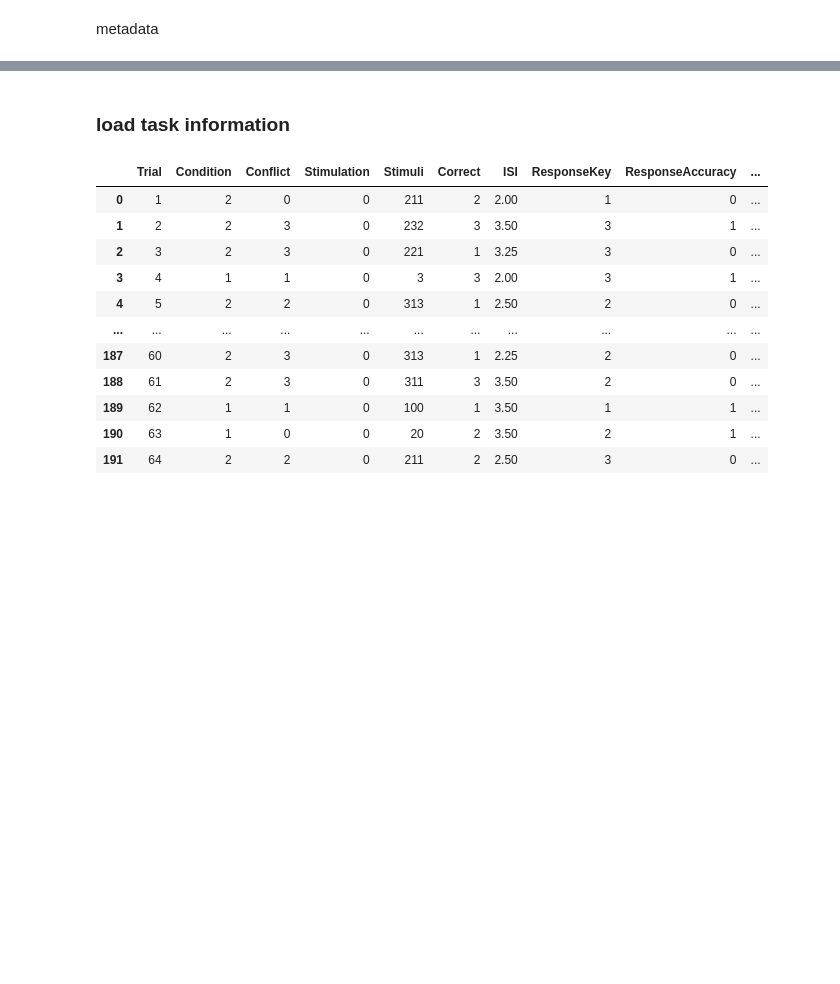
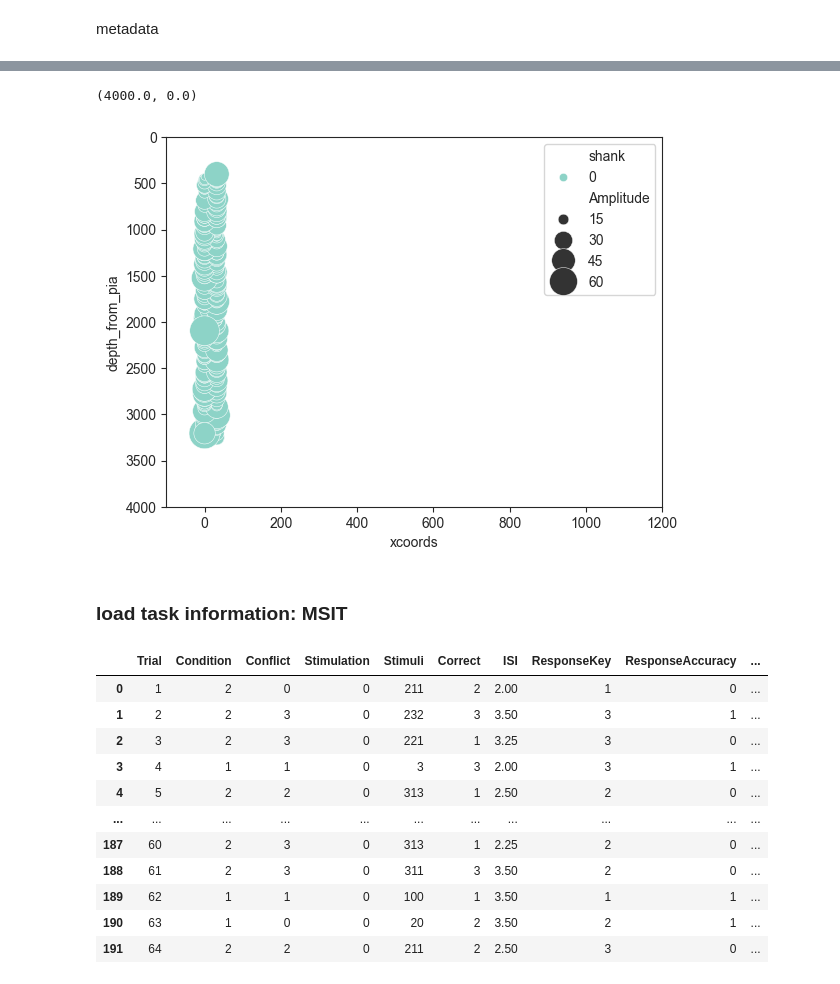
Before and after one commit to denmanlab/dlab, a Jupyter notebook: src/denmanlab/NeuropixelsDataPipelinesOverview.ipynb, the cells around one changed output, grey strips where cells are left out. Saved outputs shown, nothing was run; the diff lists cells and outputs as text; code cells hidden in the pictures; blank space fills up the shorter version.

```diff
--- a/src/denmanlab/NeuropixelsDataPipelinesOverview.ipynb
+++ b/src/denmanlab/NeuropixelsDataPipelinesOverview.ipynb
@@ -583,5 +738,14 @@ plt.hist(df_units[df_units.group=='good'].depth_from_pia)
+# %%
+sns.scatterplot(data=df_units[df_units.KSLabel=='good'],x='xcoords',y='depth_from_pia',hue='shank',size='Amplitude',sizes=(10, 500))
+
+plt.legend(loc='upper right')
+plt.xlim(-100,1200)
+plt.ylim(4000,0)
+# %% [output]
+(4000.0, 0.0)
+[figure, added]
 # %% [markdown]
-### load task information
+### load task information: MSIT
 # %%
 recording_folder = r'G:\MSIT\NPIX_MSIT_010\2026-04-10_10-05-01_NPIX_MSIT_010'
 TTL_log_path = os.path.join(recording_folder,'NPX_MSIT_10_2026-04-10_10H_05m_02s_TTL_log.txt')
```
Also changed, not shown: parts of 81 cells of this notebook.
